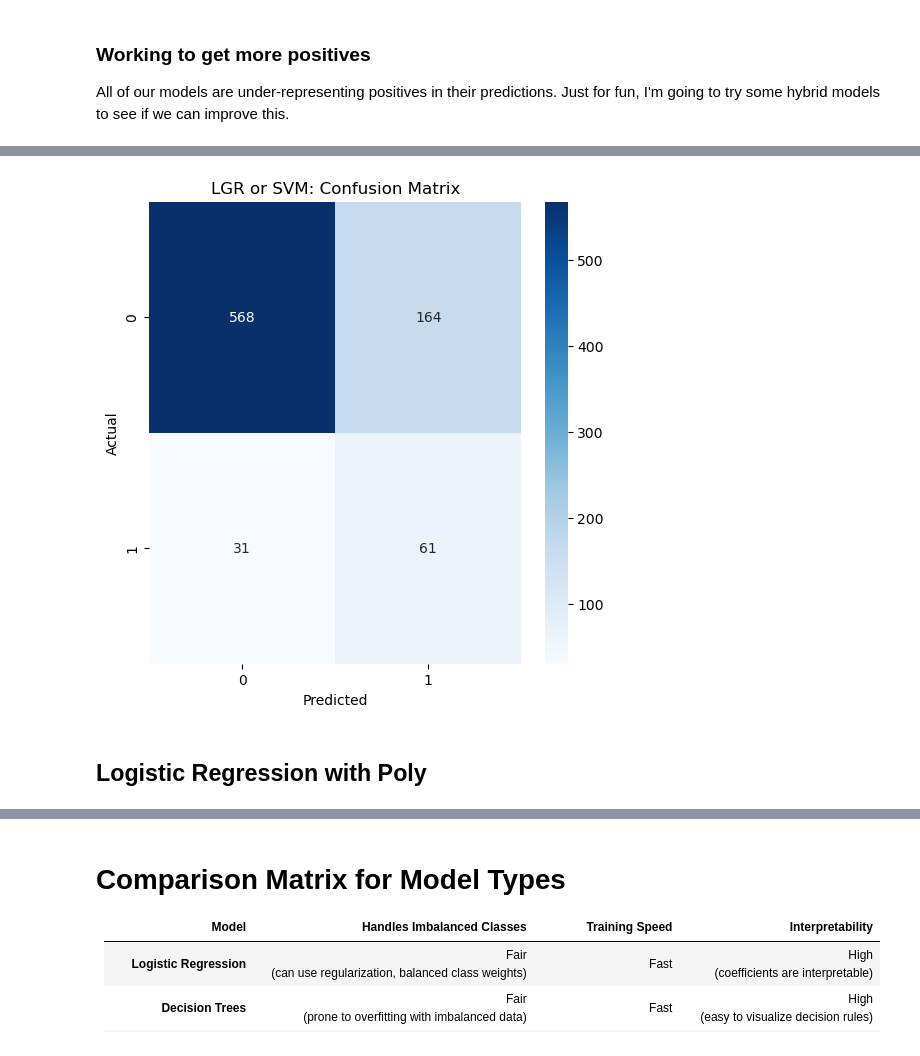
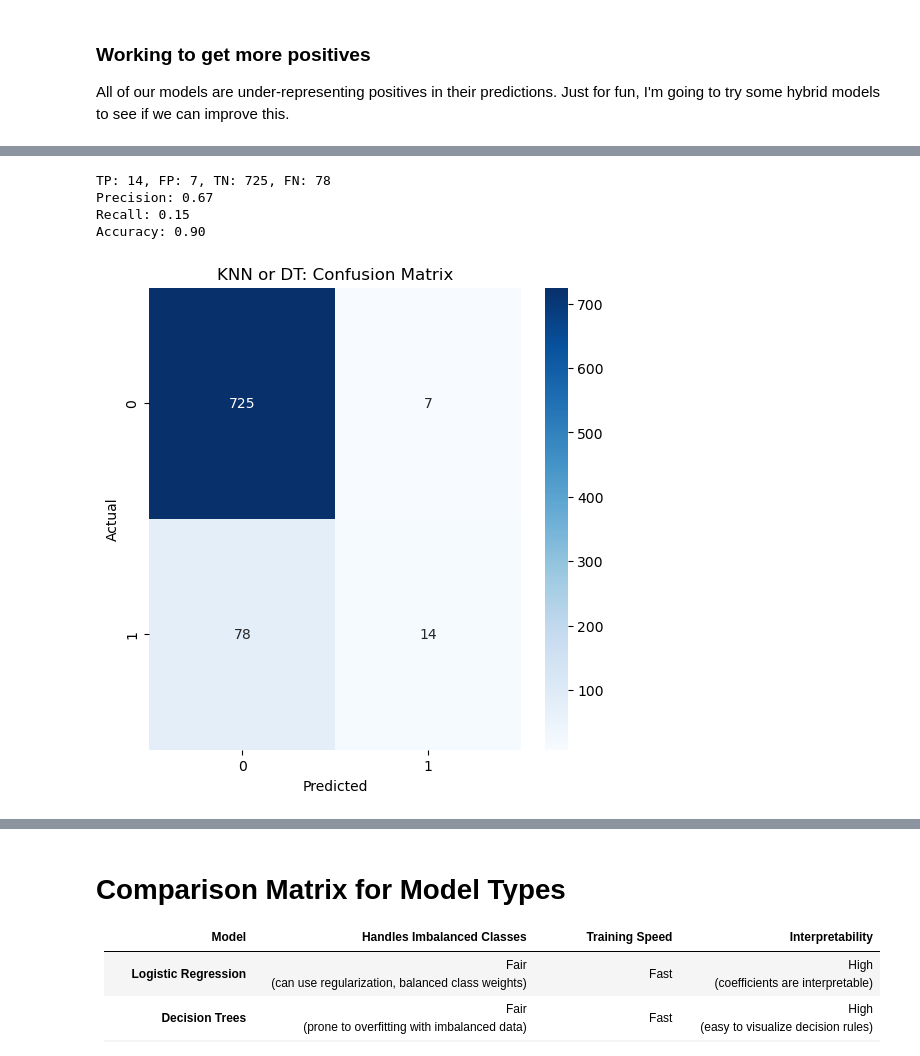
Before and after one commit to johnprg/BankData, a Jupyter notebook: try_it_17.1.ipynb, the cells around one changed output, grey strips where cells are left out. Saved outputs shown, nothing was run; the diff lists cells and outputs as text; code cells hidden in the pictures.

Commit message:
settled on final model

```diff
--- a/try_it_17.1.ipynb
+++ b/try_it_17.1.ipynb
@@ -826,15 +853,42 @@ hybrids_df
+# %%
+
+#calculate the precision score manually for the k Nearest Neighbors or Decision Tree model
+tp = 0
+fp = 0
+tn = 0
+fn = 0
+
+for i in range(len(y_test)):
+    if knn_preds[i] == 1 or dt_preds[i] == 1:
+        if y_test.iloc[i] == 1:
+            tp += 1
+        else:
+            fp += 1
+    else:
+        if y_test.iloc[i] == 0:
+            tn += 1
+        else:
+            fn += 1
+
+print(f'TP: {tp}, FP: {fp}, TN: {tn}, FN: {fn}')
+print(f'Precision: {tp / (tp + fp):.2f}')
+print(f'Recall: {tp / (tp + fn):.2f}')
+print(f'Accuracy: {(tp + tn) / (tp + tn + fp + fn):.2f}')
+# %% [output]
+TP: 14, FP: 7, TN: 725, FN: 78
+Precision: 0.67
+Recall: 0.15
+Accuracy: 0.90
 # %%
-# show the confusion matrix for the KNN or DT model
-cm = confusion_matrix(y_test, lgr_or_svm)
+# show the confusion matrix
+cm = confusion_matrix(y_test, knn_or_dt)
 
 # Plotting the confusion matrix
 plt.figure(figsize=(6, 6))
 sns.heatmap(cm, annot=True, fmt='d', cmap='Blues')
-plt.title('LGR or SVM: Confusion Matrix')
+plt.title('KNN or DT: Confusion Matrix')
 plt.xlabel('Predicted')
 plt.ylabel('Actual')
 plt.show()
 # %% [output]
-[figure, old version]
+[figure, new version]
-# %% [markdown]
-## Logistic Regression with Poly
```
Also changed, not shown: parts of 14 cells of this notebook.
